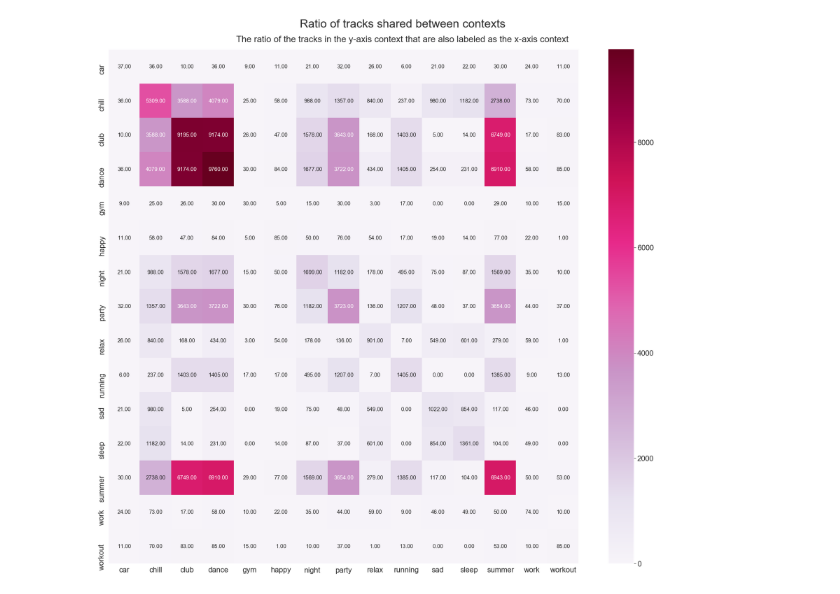
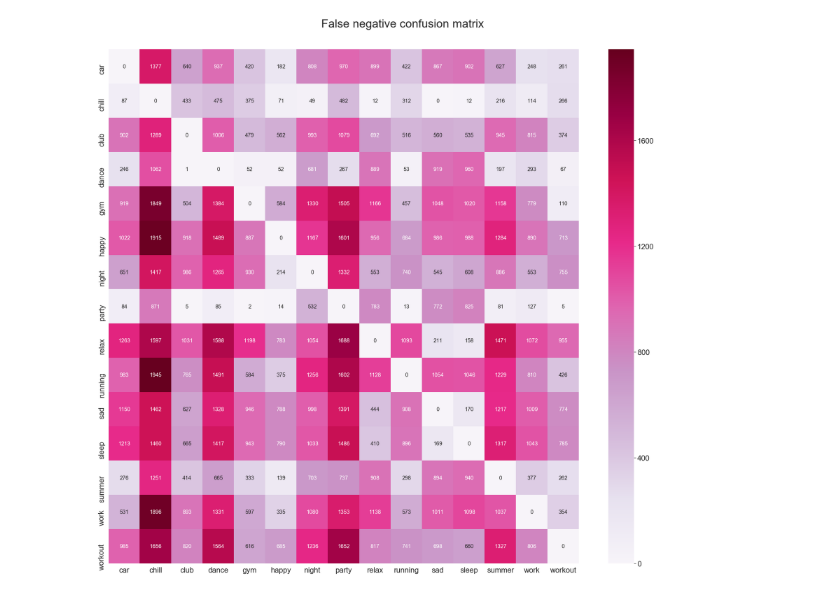
Before and after one commit to KarimMibrahim/context_classification_cnn, a Jupyter notebook: Analysis_of_classification_results.ipynb, the cells around one changed output. Drawn from its saved outputs; the diff is of its cells as text; code cells hidden in the pictures.

```diff
--- a/Analysis_of_classification_results.ipynb
+++ b/Analysis_of_classification_results.ipynb
@@ -5,8 +9,8 @@ import pandas as pd
 # %%
-test_pred_prob = np.loadtxt(os.path.join('/home/karim/Documents/research/experiments_results/Pipeline_CNN/2019-06-28_17-30-41'
+test_pred_prob = np.loadtxt(os.path.join('/home/karim/Documents/research/experiments_results/C2_square/2019-07-02_08-42-55/'
                                          , 'predictions.out'), delimiter=',')
 
-test_classes = np.loadtxt(os.path.join('/home/karim/Documents/research/experiments_results/Pipeline_CNN/2019-06-28_17-30-41',
+test_classes = np.loadtxt(os.path.join('/home/karim/Documents/research/experiments_results/C2_square/2019-07-02_08-42-55/',
                                        'test_ground_truth_classes.txt'), delimiter=',')
 # %%
 test_pred = np.round(test_pred_prob)
@@ -65,15 +95,25 @@ coocurrances = coocurrances.T
+# %%
+# Getting coocuarances
+test_pred_df = pd.DataFrame(test_pred,columns=LABELS_LIST)
+test_classes_df = pd.DataFrame(test_classes,columns=LABELS_LIST)
+FN_coocurrances = pd.DataFrame(columns=test_pred_df.columns)
+for column in test_pred_df.columns:
+    FN_coocurrances[column] = test_pred_df[[negative_prediction and positive_sample
+                                            for negative_prediction, positive_sample in
+                                            zip(test_pred_df[column] == 0, test_classes_df[column] == 1)]].sum()
+FN_coocurrances = FN_coocurrances.T
 # %%
 # Plotting coocurances
 import seaborn as sn
 import matplotlib.pyplot as plt
 plt.figure(figsize = (30,30));
 sn.set(font_scale=2)#for label size
 cmap = 'PuRd'
 plt.axes([.1,.1,.8,.7])
-plt.figtext(.5,.83,'Ratio of tracks shared between contexts', fontsize=34, ha='center')
-plt.figtext(.5,.81,'The ratio of the tracks in the y-axis context that are also labeled as the x-axis context',fontsize=26,ha='center')
+plt.figtext(.5,.83,'False negative confusion matrix', fontsize=34, ha='center')
+#plt.figtext(.5,.81,'The ratio of the tracks in the y-axis context that are also labeled as the x-axis context',fontsize=26,ha='center')
 #plt.title("Ratio of tracks shared between contexts",fontdict={"fontsize" : 40})
 #plt.suptitle("Numbers show the ratio of the tracks in the y-axis context that are also labeled as the x-axis context")
-sn.heatmap(coocurrances, annot=True,annot_kws={"size": 16},fmt='.2f', cmap= cmap);
+sn.heatmap(FN_coocurrances, annot=True,annot_kws={"size": 16},fmt='.0f', cmap= cmap);
 # %% [output]
-[figure, old version]
+[figure, new version]
```
Also changed, not shown: parts of 31 cells of this notebook, 1 other file.
